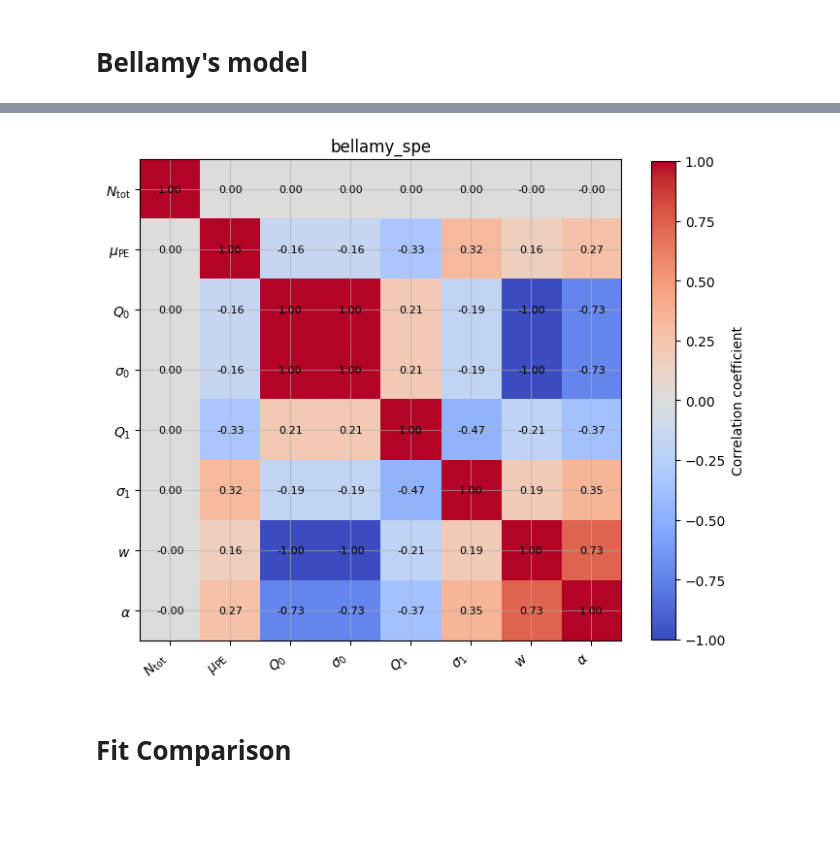
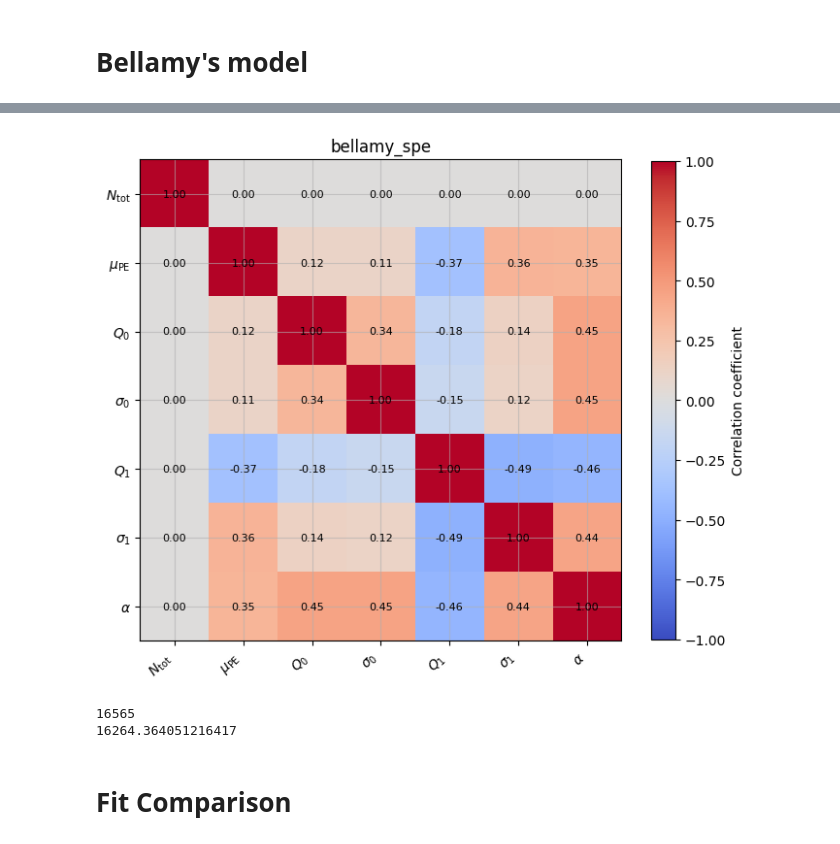
Before and after one commit to TAU-neutrino-lab/PMT-characterization, a Jupyter notebook: PMT-calibration/generic_fit.ipynb, the cells around one changed output, grey strips where cells are left out. Cells and saved outputs as stored; diff of their text form; code cells hidden in the pictures; blank space fills up the shorter version.

```diff
--- a/PMT-calibration/generic_fit.ipynb
+++ b/PMT-calibration/generic_fit.ipynb
@@ -56,7 +56,8 @@ Number of files loaded: 10
 ### if and where to save plots
 # %%
 save_plots = True
-save_dir = 'plots_fit_resultss'
+# save_dir = 'plots_fit_results_850V_20MHz'
+save_dir = 'plots_fit_results'
 file_nickname = file_name
 # %% [markdown]
 # Configuration
@@ -205,0 +197,5 @@ fit_general
+# %%
+print(f"full range = ({fit_range_full[0]:.2f}, {fit_range_full[1]:.2f})")
+
+# fit_range = fit_range_full
+fit_range = (-20, 80)
@@ -205,0 +225,3 @@ fit_general
+# %%
+nbins = 250
+_ = binning_diagnostics( charge_mV_ns, nbins, fit_range=fit_range )
@@ -302,7 +328,8 @@ p0_bellamy = {
     "q1_mV_ns":     [30.0, 5.0, 50.0,   False],
     "sigma1_mV_ns": [12.0, 0.2, 30.0,   False],
     "mu_pe":        [0.03, 0.001, 5.0,  False],
-    "w":            [0.2, 0., 1.,       False], # probability that a measured signal is accompanied by a type-2 bkg process
+    # "w":            [0.2, 0., 1.,       False], # probability that a measured signal is accompanied by a type-2 bkg process
+    "w":            [0.2, 0., 1.,       True], # probability that a measured signal is accompanied by a type-2 bkg process
     "alpha":        [0.3, 0., 10.,      False], # coeff. of the exponential decay of type 2-background (positive)
 }
 
@@ -310,8 +337,9 @@ fit_bellamy = fit_bellamy_spe(
     charge_mV_ns,
     p0=p0_bellamy,
     max_pe=maxPE,
-    bins=250,
+    bins=nbins,
     fit_range=fit_range
+    # fit_range=fit_range_full
 )
 
 # table_bellamy = fit_result_table(fit_bellamy)
@@ -332,9 +360,7 @@ fig, ax, ax_resid = plot_fit_result(
 
 fraction_lines = [  "PE fractions" ]
 for n_pe, frac in bellamy_evt_fractions.items():
-    fraction_lines.append(
-        f"{n_pe} PE : {100*frac:.2f}%"
-    )
+    fraction_lines.append( f"{n_pe} PE : {100*frac:.2f}%" )
 
 fraction_text = "\n".join( fraction_lines )
 
@@ -346,7 +372,9 @@ ax.text( 0.02, 0.98, fraction_text, transform=ax.transAxes,
         alpha=0.85,
     ))
 
-save_plot(fig, save_plots, save_dir, file_nickname, f"fit_Bellamy",  Nevents=None);
+print(fit_bellamy["diagnostics"])
+
+# save_plot(fig, save_plots, save_dir, file_nickname, f"fit_Bellamy_{nbins}bins",  Nevents=None);
 # %% [output]
 Parameter           Initial         Fit       Error                Bounds   Fixed
 ---------------------------------------------------------------------------------
@@ -369,9 +398,16 @@ sum = 99.999%
 # %%
 fig, ax = plt.subplots( figsize=(8, 8) )
 plot_correlation_matrix(fig, ax, fit_bellamy)
-save_plot(fig, save_plots, save_dir, file_nickname, f"fit_Bellamy_corr",  Nevents=None);
+save_plot(fig, save_plots, save_dir, file_nickname, f"fit_Bellamy_corr_{nbins}bins",  Nevents=None);
 # %% [output]
-[figure, old version]
+[figure, new version]
+# %%
+print(np.max(fit_poisson["counts"]))
+
+print(np.max(fit_poisson["model_counts"]))
+# %% [output]
+16565
+16264.364051216417
 # %% [markdown]
 # Fit Comparison
 # %%
```
Also changed, not shown: parts of 13 cells of this notebook, 8 other files.
